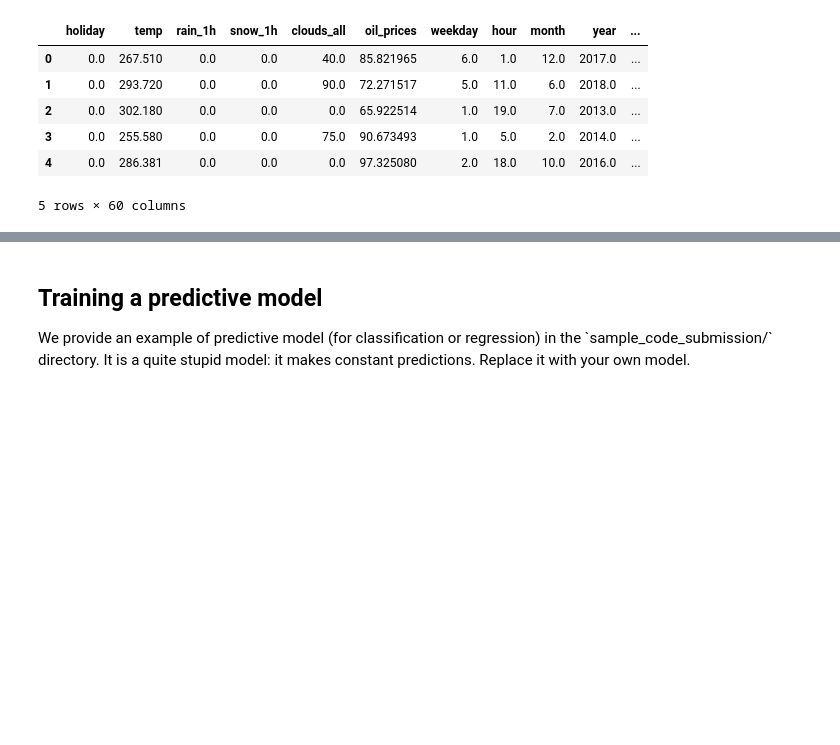
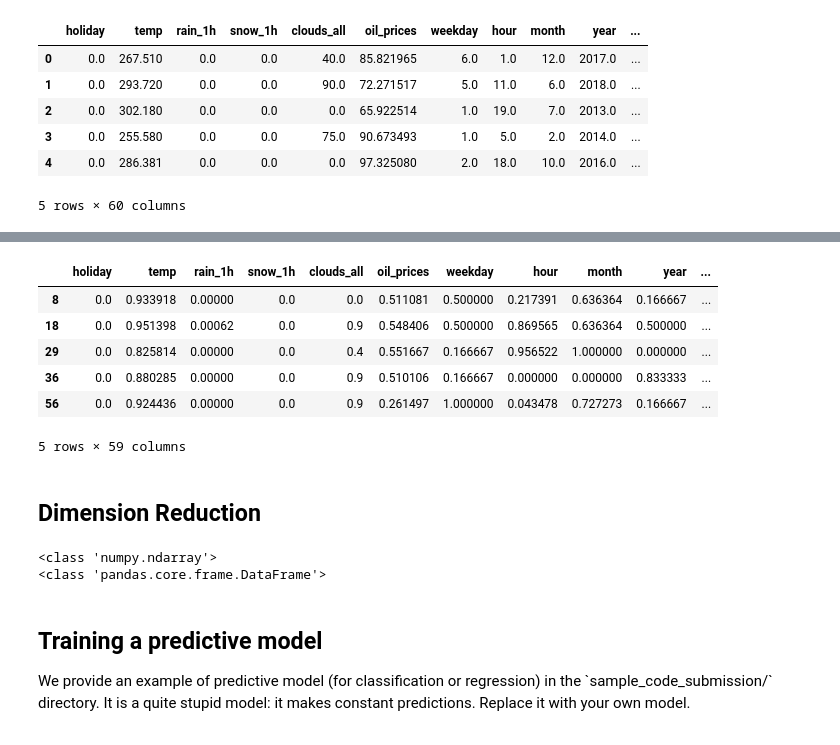
Before and after one commit to emilienlemaire/autocar, a Jupyter notebook: starting_kit/README_pre-processing.ipynb, the cells around one changed output, grey strips where cells are left out. Cells and saved outputs as stored; diff of their text form; code cells hidden in the pictures; blank space fills up the shorter version.

```diff
--- a/starting_kit/README_pre-processing.ipynb
+++ b/starting_kit/README_pre-processing.ipynb
@@ -196,17 +205,17 @@ import pandas as pd
 scaler = MinMaxScaler(feature_range=(0,1))
 
 
-X_train = pd.DataFrame(D.data['X_train'])
-Y_train = pd.DataFrame(D.data['Y_train'])
+X_train_prepro = pd.DataFrame(D.data['X_train'])
+Y_train_prepro = pd.DataFrame(D.data['Y_train'])
 
-X_train.columns = [col for col in data.columns if col != 'target']
+X_train_prepro.columns = [col for col in data.columns if col != 'target']
 
 X_scaled = pd.DataFrame()
 
-XY_train = X_train
-XY_train['target'] = Y_train.values
+XY_train = X_train_prepro
+XY_train['target'] = Y_train_prepro.values
 
-XY_train.head()
+X_train_prepro.head()
 # %% [output]
 |  | holiday | temp | rain_1h | snow_1h | clouds_all | oil_prices | weekday | hour | month | year | ... |
 | 0 | 0.0 | 267.510 | 0.0 | 0.0 | 40.0 | 85.821965 | 6.0 | 1.0 | 12.0 | 2017.0 | ... |
@@ -280,0 +269,10 @@ Y_train_no_outlier = Y_train[clf.predict(X_temp)==1]
+# %%
+X_train_no_outlier.head()
+# %% [output]
+|  | holiday | temp | rain_1h | snow_1h | clouds_all | oil_prices | weekday | hour | month | year | ... |
+| 8 | 0.0 | 0.933918 | 0.00000 | 0.0 | 0.0 | 0.511081 | 0.500000 | 0.217391 | 0.636364 | 0.166667 | ... |
+| 18 | 0.0 | 0.951398 | 0.00062 | 0.0 | 0.9 | 0.548406 | 0.500000 | 0.869565 | 0.636364 | 0.500000 | ... |
+| 29 | 0.0 | 0.825814 | 0.00000 | 0.0 | 0.4 | 0.551667 | 0.166667 | 0.956522 | 1.000000 | 0.000000 | ... |
+| 36 | 0.0 | 0.880285 | 0.00000 | 0.0 | 0.9 | 0.510106 | 0.166667 | 0.000000 | 0.000000 | 0.833333 | ... |
+| 56 | 0.0 | 0.924436 | 0.00000 | 0.0 | 0.9 | 0.261497 | 1.000000 | 0.043478 | 0.727273 | 0.166667 | ... |
+5 rows × 59 columns
@@ -280,0 +282,2 @@ Y_train_no_outlier = Y_train[clf.predict(X_temp)==1]
+# %% [markdown]
+## Dimension Reduction
@@ -281,3 +293,9 @@ Y_train_no_outlier = Y_train[clf.predict(X_temp)==1]
+# %%
+print(type(D.data['X_train']))
+print(type(X_train_no_outlier))
+# %% [output]
+<class 'numpy.ndarray'>
+<class 'pandas.core.frame.DataFrame'>
 # %% [markdown]
 <div>
     <h2>Training a predictive model</h2>
```
Also changed, not shown: parts of 17 cells of this notebook, 8 other files.
